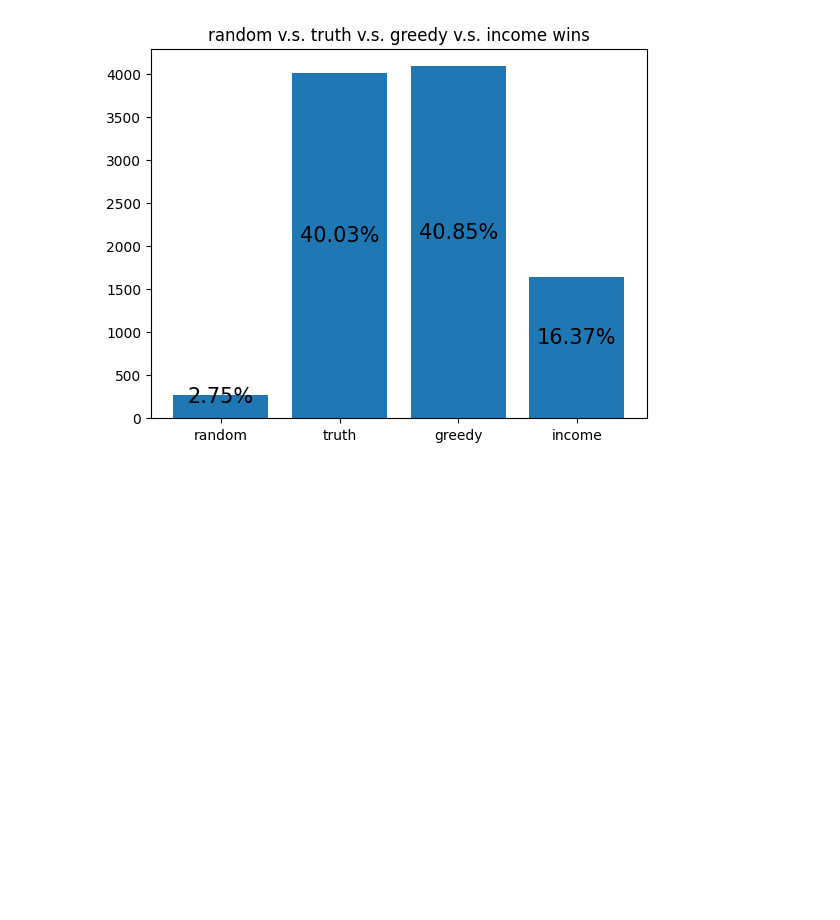
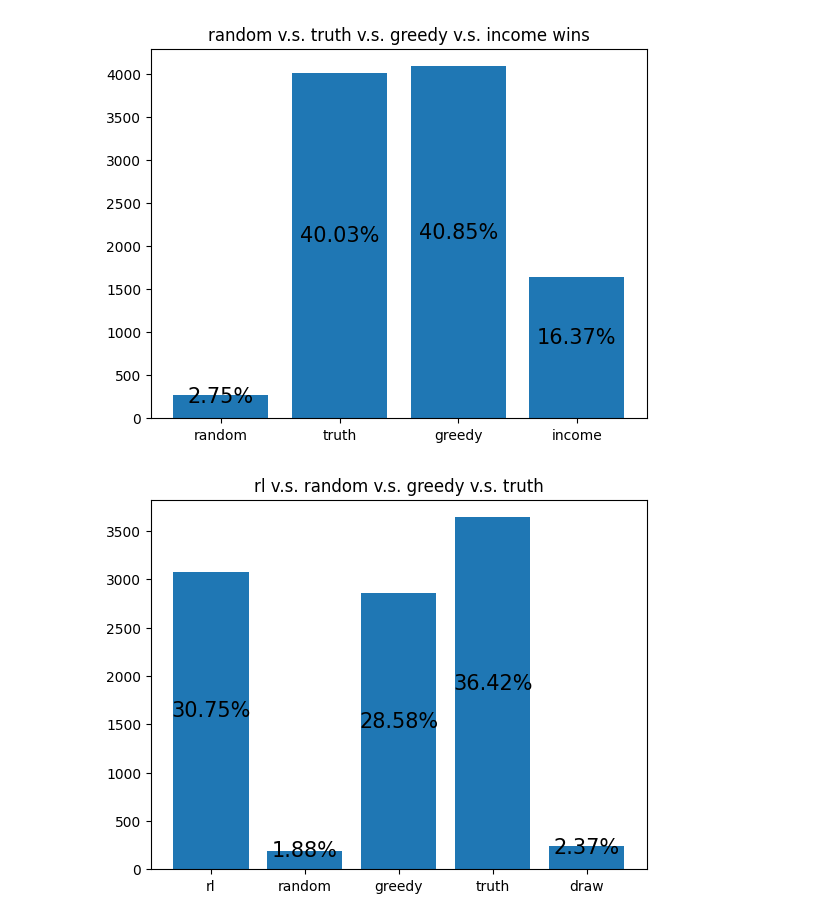
Before and after one commit to riensou/coup, a Jupyter notebook: simulate.ipynb, the cells around one changed output. Saved outputs shown, nothing was run; the diff lists cells and outputs as text; code cells hidden in the pictures; blank space fills up the shorter version.

Commit message:
trained models; added model saving; tested models

```diff
--- a/simulate.ipynb
+++ b/simulate.ipynb
@@ -11,15 +14,20 @@ from game import *
 # %%
 NUM_GAMES = 10000
 
-def run_simulation(players, shuffle_turn_order=True, num_games=NUM_GAMES):
+def run_simulation(players, shuffle_turn_order=True, num_games=NUM_GAMES, turn_limit=50):
     winners = []
     for _ in range(num_games):
         if shuffle_turn_order:
             random.shuffle(players)
         game = Game(players)
-        while len(game.game_state['players']) > 1:
+        turn_count = 0
+        while len(game.game_state['players']) > 1 and turn_count < turn_limit:
             game.simulate_turn()
-        winner = game.game_state['players'][0].name
+            turn_count += 1
+        if turn_count == turn_limit:
+            winner = 'draw'
+        else:
+            winner = game.game_state['players'][0].name
         winners.append(winner)
     return winners
 
@@ -126,3 +134,12 @@ winners = run_simulation(players)
 plot_winners(winners, player_types, "random v.s. truth v.s. greedy v.s. income wins")
 # %% [output]
 [figure]
+# %%
+RL_FUNCS = {'decision_fn': get_rl_decision(load_model(4, 'models/4-1000-random,greedy,truth'), 'rl_player'), 'block_fn': income_block, 'dispose_fn': random_dispose, 'keep_fn': random_keep}
+
+players = [Player('rl_player', RL_FUNCS), Player('random_player', RANDOM_FUNCS), Player('greedy_player', GREEDY_FUNCS), Player('truth_player', TRUTH_FUNCS)]
+player_types = {'rl_player': 'rl', 'random_player': 'random', 'greedy_player': 'greedy', 'truth_player': 'truth', 'draw': 'draw'}
+winners = run_simulation(players)
+plot_winners(winners, player_types, "rl v.s. random v.s. greedy v.s. truth")
+# %% [output]
+[figure, added]
```
Also changed, not shown: parts of 5 cells of this notebook, 9 other files.
